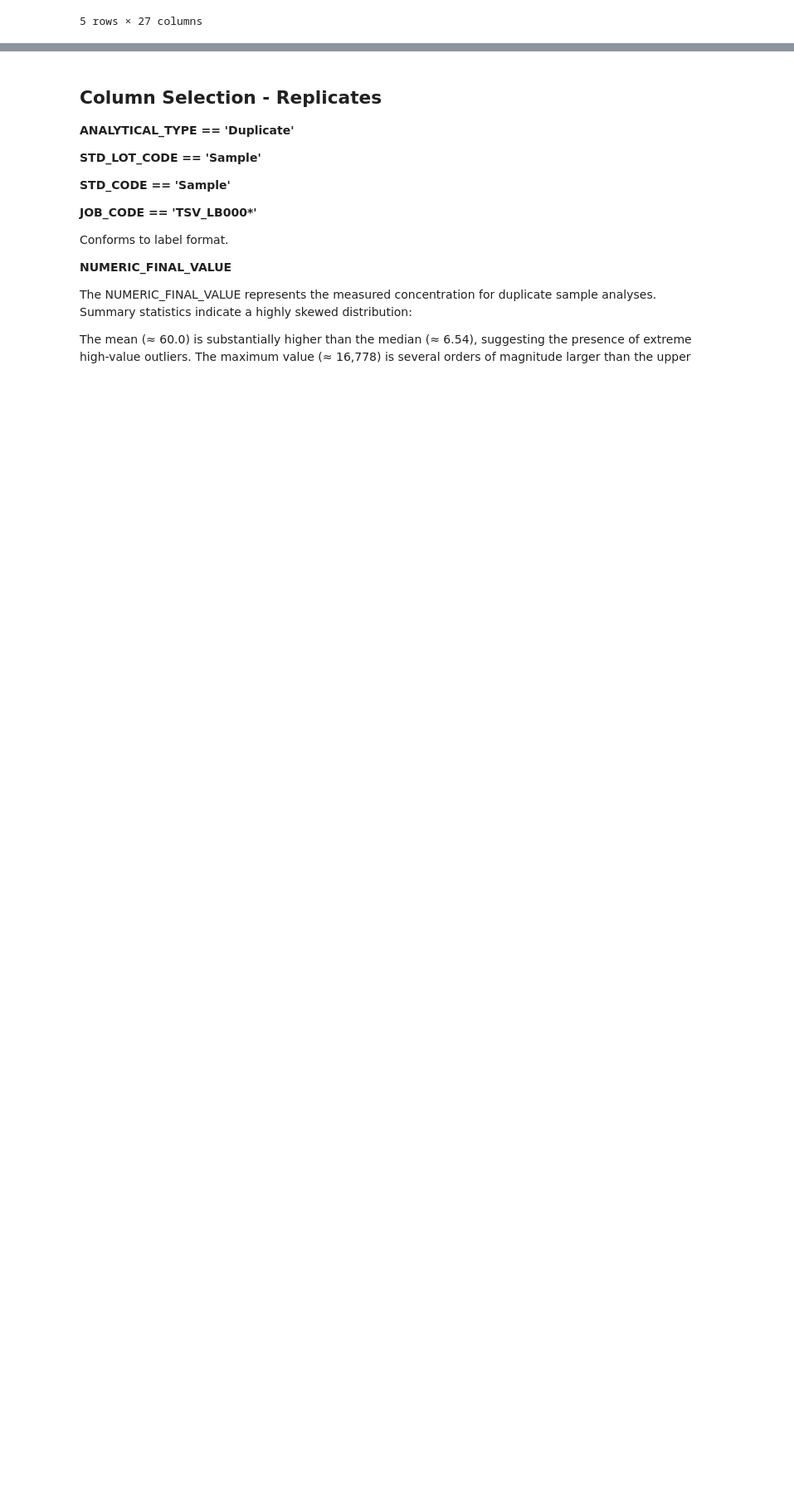
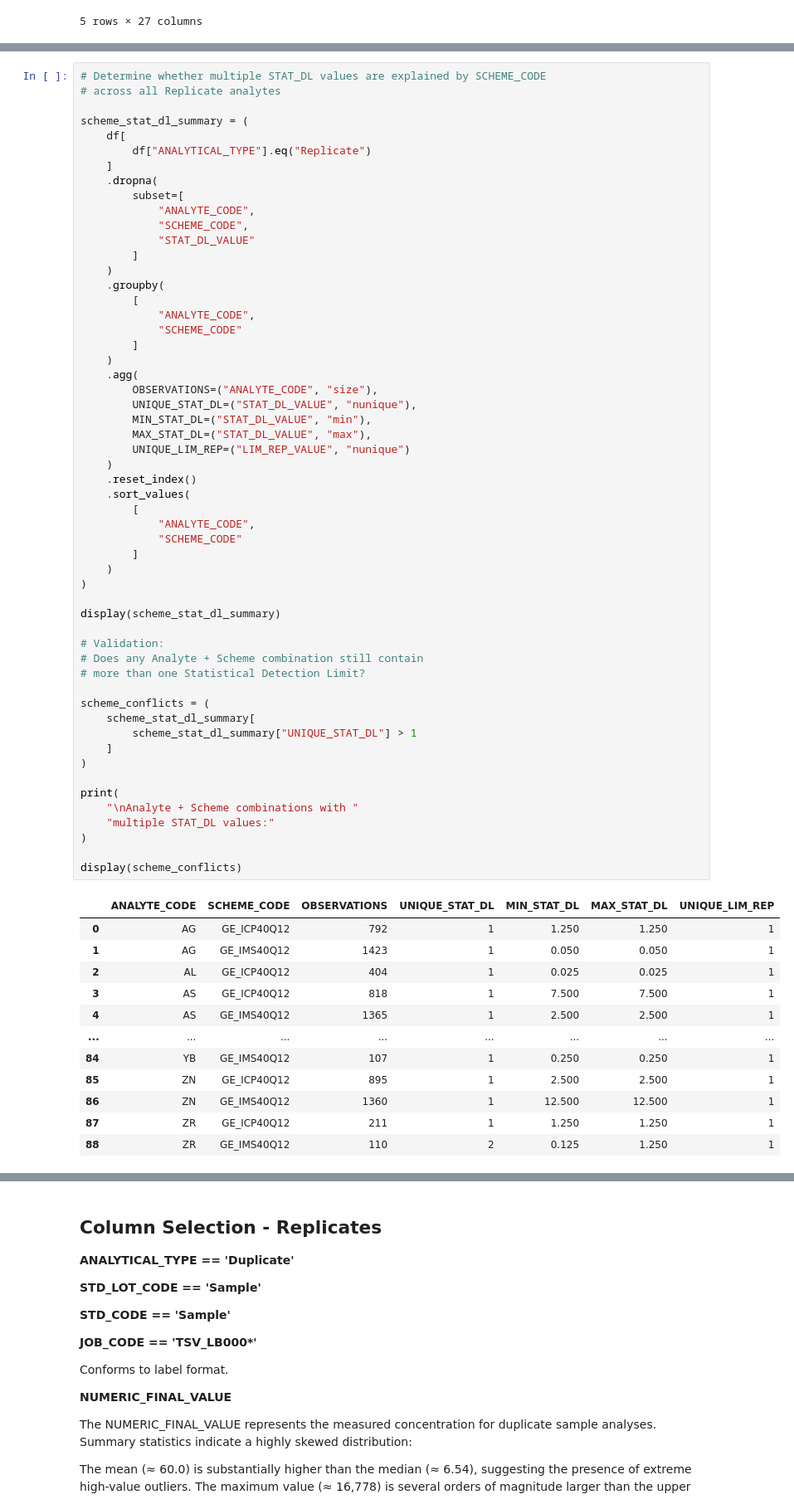
Before and after one commit to Jettiz/QUT-Capstone-Team-32-Datamine-QC-Quality-Control, a Jupyter notebook: notebooks/REP__distribution_analysis.ipynb, the cells around one changed output, grey strips where cells are left out. Shown at 83% size. Saved outputs shown, nothing was run; the diff lists cells and outputs as text; blank space fills up the shorter version.

```diff
--- a/notebooks/REP__distribution_analysis.ipynb
+++ b/notebooks/REP__distribution_analysis.ipynb
@@ -104,0 +208,68 @@ df.head()
+# %%
+# Determine whether multiple STAT_DL values are explained by SCHEME_CODE
+# across all Replicate analytes
+
+scheme_stat_dl_summary = (
+    df[
+        df["ANALYTICAL_TYPE"].eq("Replicate")
+    ]
+    .dropna(
+        subset=[
+            "ANALYTE_CODE",
+            "SCHEME_CODE",
+            "STAT_DL_VALUE"
+        ]
+    )
+    .groupby(
+        [
+            "ANALYTE_CODE",
+            "SCHEME_CODE"
+        ]
+    )
+    .agg(
+        OBSERVATIONS=("ANALYTE_CODE", "size"),
+        UNIQUE_STAT_DL=("STAT_DL_VALUE", "nunique"),
+        MIN_STAT_DL=("STAT_DL_VALUE", "min"),
+        MAX_STAT_DL=("STAT_DL_VALUE", "max"),
+        UNIQUE_LIM_REP=("LIM_REP_VALUE", "nunique")
+    )
+    .reset_index()
+    .sort_values(
+        [
+            "ANALYTE_CODE",
+            "SCHEME_CODE"
+        ]
+    )
+)
+
+display(scheme_stat_dl_summary)
+
+# Validation:
+# Does any Analyte + Scheme combination still contain
+# more than one Statistical Detection Limit?
+
+scheme_conflicts = (
+    scheme_stat_dl_summary[
+        scheme_stat_dl_summary["UNIQUE_STAT_DL"] > 1
+    ]
+)
+
+print(
+    "\nAnalyte + Scheme combinations with "
+    "multiple STAT_DL values:"
+)
+
+display(scheme_conflicts)
+# %% [output]
+|  | ANALYTE_CODE | SCHEME_CODE | OBSERVATIONS | UNIQUE_STAT_DL | MIN_STAT_DL | MAX_STAT_DL | UNIQUE_LIM_REP |
+| 0 | AG | GE_ICP40Q12 | 792 | 1 | 1.250 | 1.250 | 1 |
+| 1 | AG | GE_IMS40Q12 | 1423 | 1 | 0.050 | 0.050 | 1 |
+| 2 | AL | GE_ICP40Q12 | 404 | 1 | 0.025 | 0.025 | 1 |
+| 3 | AS | GE_ICP40Q12 | 818 | 1 | 7.500 | 7.500 | 1 |
+| 4 | AS | GE_IMS40Q12 | 1365 | 1 | 2.500 | 2.500 | 1 |
+| ... | ... | ... | ... | ... | ... | ... | ... |
+| 84 | YB | GE_IMS40Q12 | 107 | 1 | 0.250 | 0.250 | 1 |
+| 85 | ZN | GE_ICP40Q12 | 895 | 1 | 2.500 | 2.500 | 1 |
+| 86 | ZN | GE_IMS40Q12 | 1360 | 1 | 12.500 | 12.500 | 1 |
+| 87 | ZR | GE_ICP40Q12 | 211 | 1 | 1.250 | 1.250 | 1 |
+| 88 | ZR | GE_IMS40Q12 | 110 | 2 | 0.125 | 1.250 | 1 |
```
Also changed, not shown: parts of 5 cells of this notebook, 3 other files.
